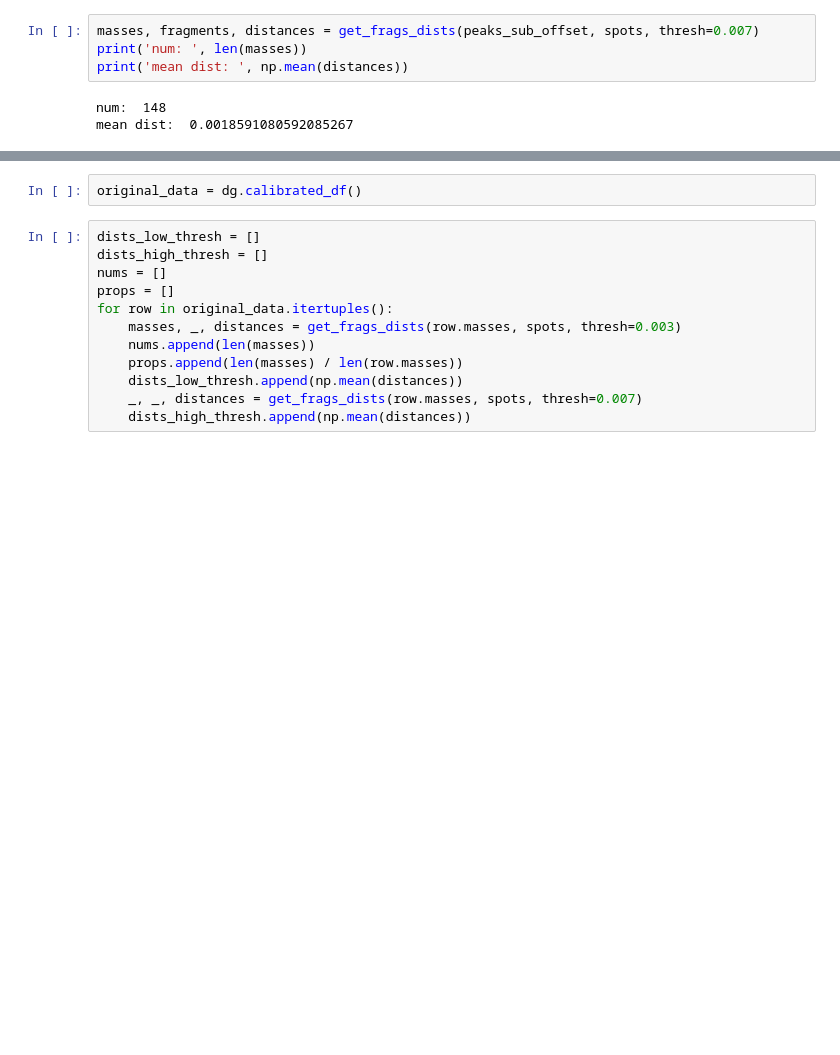
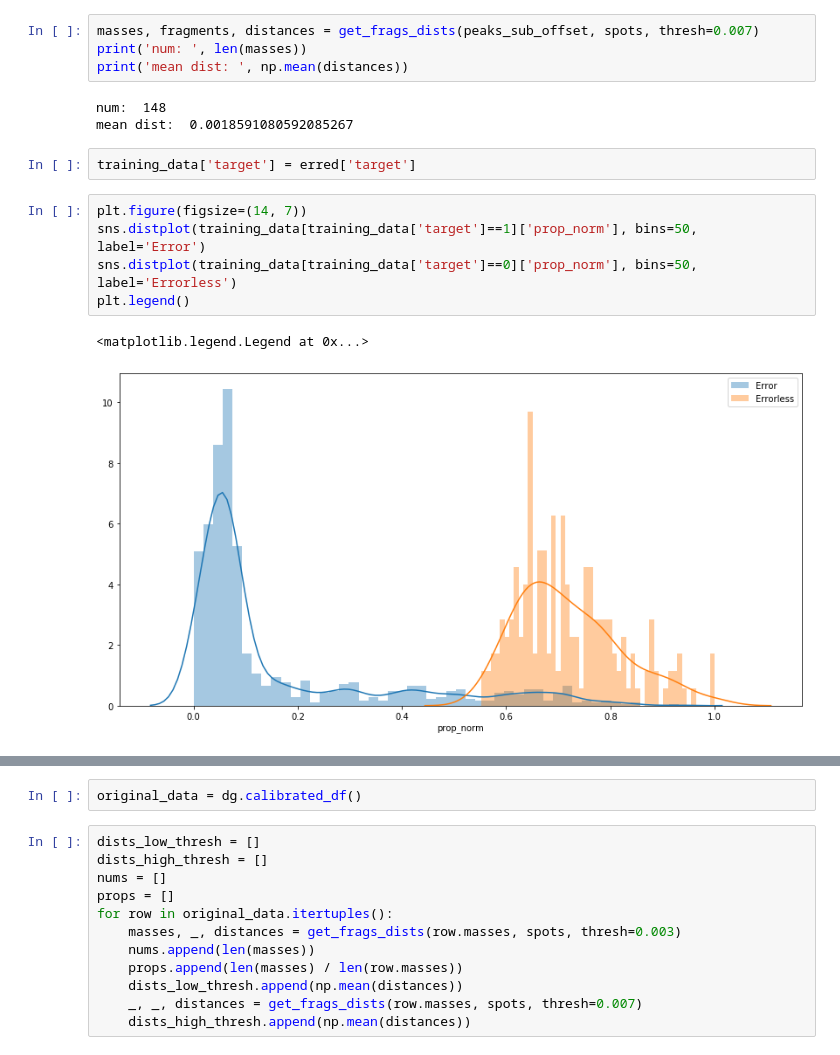
Before and after one commit to warrenregister/ToF_ML, a Jupyter notebook: notebooks/Slope and Offset with Fragments.ipynb, the cells around one changed output, grey strips where cells are left out. Saved outputs shown, nothing was run; the diff lists cells and outputs as text; blank space fills up the shorter version.

```diff
--- a/notebooks/Slope and Offset with Fragments.ipynb
+++ b/notebooks/Slope and Offset with Fragments.ipynb
@@ -122,3 +140,13 @@ print('mean dist: ', np.mean(distances))
 # %% [output]
 num:  148
 mean dist:  0.0018591080592085267
+# %%
+training_data['target'] = erred['target']
+# %%
+plt.figure(figsize=(14, 7))
+sns.distplot(training_data[training_data['target']==1]['prop_norm'], bins=50, label='Error')
+sns.distplot(training_data[training_data['target']==0]['prop_norm'], bins=50, label='Errorless')
+plt.legend()
+# %% [output]
+<matplotlib.legend.Legend at 0x...>
+[figure, added]
```
Also changed, not shown: parts of 35 cells of this notebook, 1 other file.
